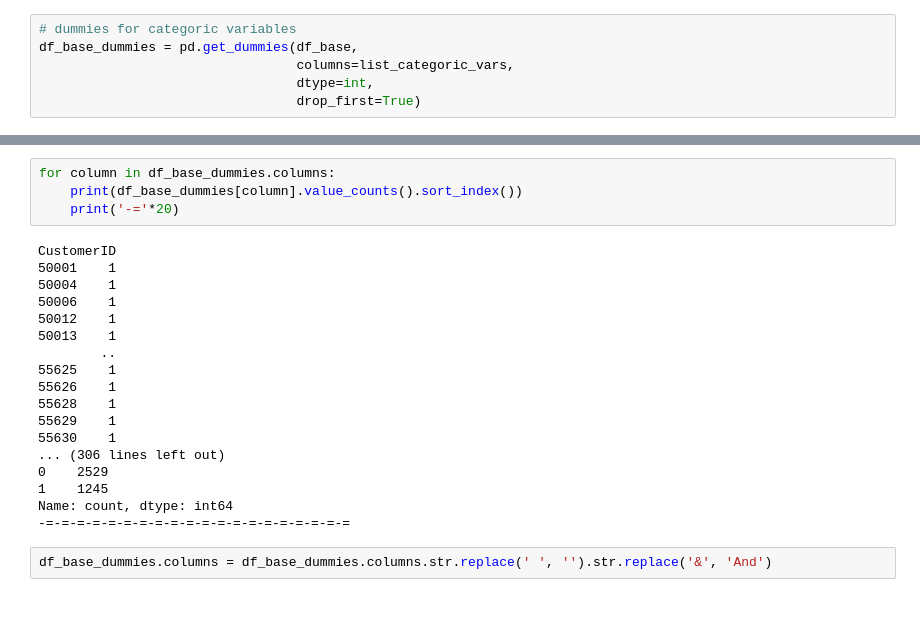
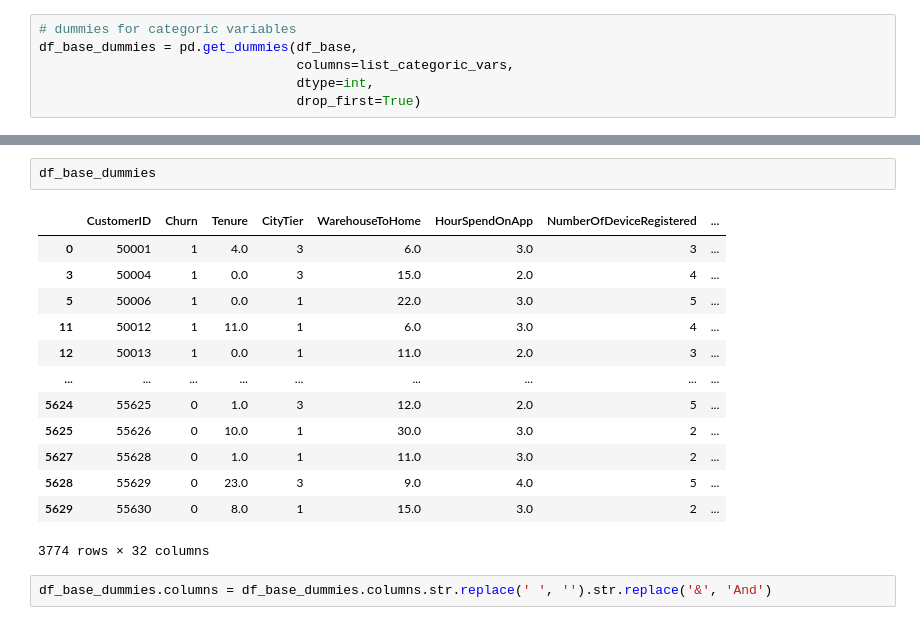
Before and after one commit to ThiMasaharu/ml_probability_churn, a Jupyter notebook: Script.ipynb, the cells around one changed output, grey strips where cells are left out. Cells and saved outputs as stored; diff of their text form.

```diff
--- a/Script.ipynb
+++ b/Script.ipynb
@@ -244,24 +224,18 @@ print(df_base_dummies.to_string())
-# %%
-for column in df_base_dummies.columns:
-    print(df_base_dummies[column].value_counts().sort_index())
-    print('-='*20)
-# %% [output]
-CustomerID
-50001    1
-50004    1
-50006    1
-50012    1
-50013    1
-        ..
-55625    1
-55626    1
-55628    1
-55629    1
-55630    1
-... (306 lines left out)
-0    2529
-1    1245
-Name: count, dtype: int64
--=-=-=-=-=-=-=-=-=-=-=-=-=-=-=-=-=-=-=-=
+# %%
+df_base_dummies
+# %% [output]
+|  | CustomerID | Churn | Tenure | CityTier | WarehouseToHome | HourSpendOnApp | NumberOfDeviceRegistered | ... |
+| 0 | 50001 | 1 | 4.0 | 3 | 6.0 | 3.0 | 3 | ... |
+| 3 | 50004 | 1 | 0.0 | 3 | 15.0 | 2.0 | 4 | ... |
+| 5 | 50006 | 1 | 0.0 | 1 | 22.0 | 3.0 | 5 | ... |
+| 11 | 50012 | 1 | 11.0 | 1 | 6.0 | 3.0 | 4 | ... |
+| 12 | 50013 | 1 | 0.0 | 1 | 11.0 | 2.0 | 3 | ... |
+| ... | ... | ... | ... | ... | ... | ... | ... | ... |
+| 5624 | 55625 | 0 | 1.0 | 3 | 12.0 | 2.0 | 5 | ... |
+| 5625 | 55626 | 0 | 10.0 | 1 | 30.0 | 3.0 | 2 | ... |
+| 5627 | 55628 | 0 | 1.0 | 1 | 11.0 | 3.0 | 2 | ... |
+| 5628 | 55629 | 0 | 23.0 | 3 | 9.0 | 4.0 | 5 | ... |
+| 5629 | 55630 | 0 | 8.0 | 1 | 15.0 | 3.0 | 2 | ... |
+3774 rows × 32 columns
 # %%
 df_base_dummies.columns = df_base_dummies.columns.str.replace(' ', '').str.replace('&', 'And')
```
Also changed, not shown: parts of 3 cells of this notebook.
